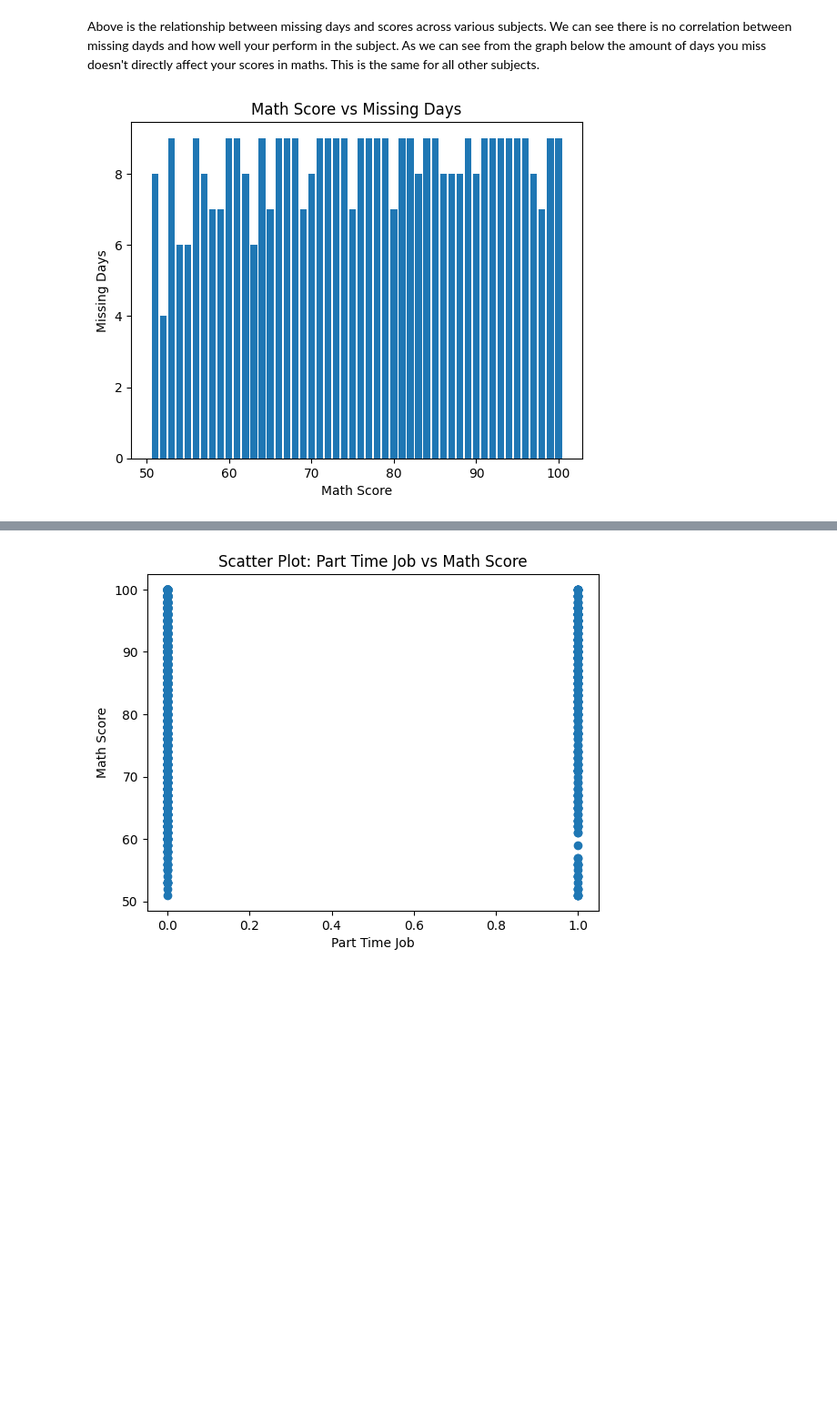
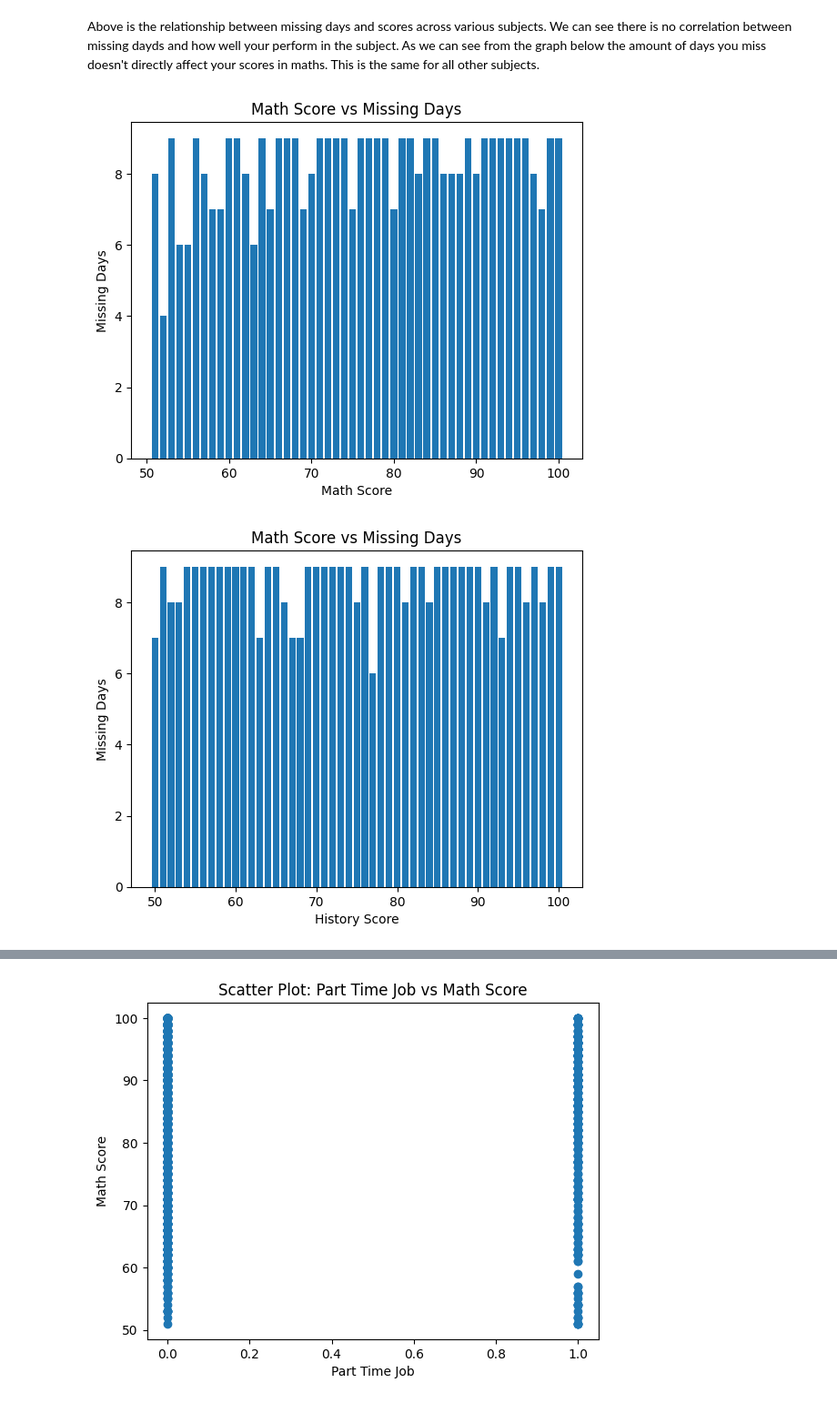
Before and after one commit to shakiralynch1/DVA_CA1, a Jupyter notebook: DVA_CA1.ipynb, the cells around one changed output, grey strips where cells are left out. Shown at 91% size. Cells and saved outputs as stored; diff of their text form; code cells hidden in the pictures; blank space fills up the shorter version.

```diff
--- a/DVA_CA1.ipynb
+++ b/DVA_CA1.ipynb
@@ -409,15 +408,87 @@ Above is the relationship between missing days and scores across various subject
 # %%
 import matplotlib.pyplot as plt
 
 # Create a bar chart
 plt.bar(math_score, missing_days)
 
 # Set the labels and title
 plt.xlabel('Math Score')
 plt.ylabel('Missing Days')
 plt.title('Math Score vs Missing Days')
 
 # Show the plot
 plt.show()
+
+# Create a bar chart
+plt.bar(history_score, missing_days)
+
+# Set the labels and title
+plt.xlabel('History Score')
+plt.ylabel('Missing Days')
+plt.title('Math Score vs Missing Days')
+
+# Show the plot
+plt.show()
+
+
+# Create a bar chart
+plt.bar(physics_score, missing_days)
+
+# Set the labels and title
+plt.xlabel('Physics Score')
+plt.ylabel('Missing Days')
+plt.title('Math Score vs Missing Days')
+
+# Show the plot
+plt.show()
+
+
+# Create a bar chart
+plt.bar(chemistry_score, missing_days)
+
+# Set the labels and title
+plt.xlabel('Chemistry Score')
+plt.ylabel('Missing Days')
+plt.title('Math Score vs Missing Days')
+
+# Show the plot
+plt.show()
+
+
+# Create a bar chart
+plt.bar(biology_score, missing_days)
+
+# Set the labels and title
+plt.xlabel('Biology Score')
+plt.ylabel('Missing Days')
+plt.title('Math Score vs Missing Days')
+
+# Show the plot
+plt.show()
+
+
+# Create a bar chart
+plt.bar(english_score, missing_days)
+
+# Set the labels and title
+plt.xlabel('English Score')
+plt.ylabel('Missing Days')
+plt.title('Math Score vs Missing Days')
+
+# Show the plot
+plt.show()
+
+
+# Create a bar chart
+plt.bar(geography_score, missing_days)
+
+# Set the labels and title
+plt.xlabel('Geography Score')
+plt.ylabel('Missing Days')
+plt.title('Math Score vs Missing Days')
+
+# Show the plot
+plt.show()
 # %% [output]
 [figure]
+[figure, added]
```
Also changed, not shown: parts of 5 cells of this notebook.
